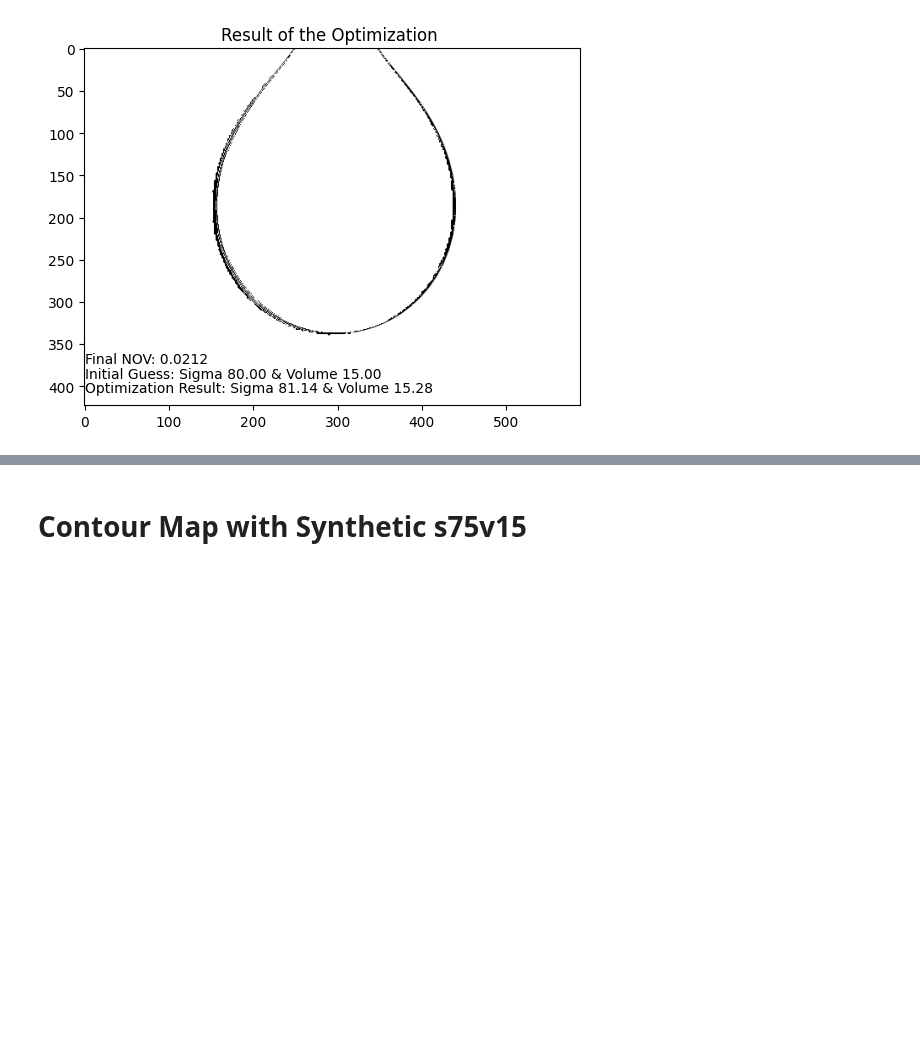
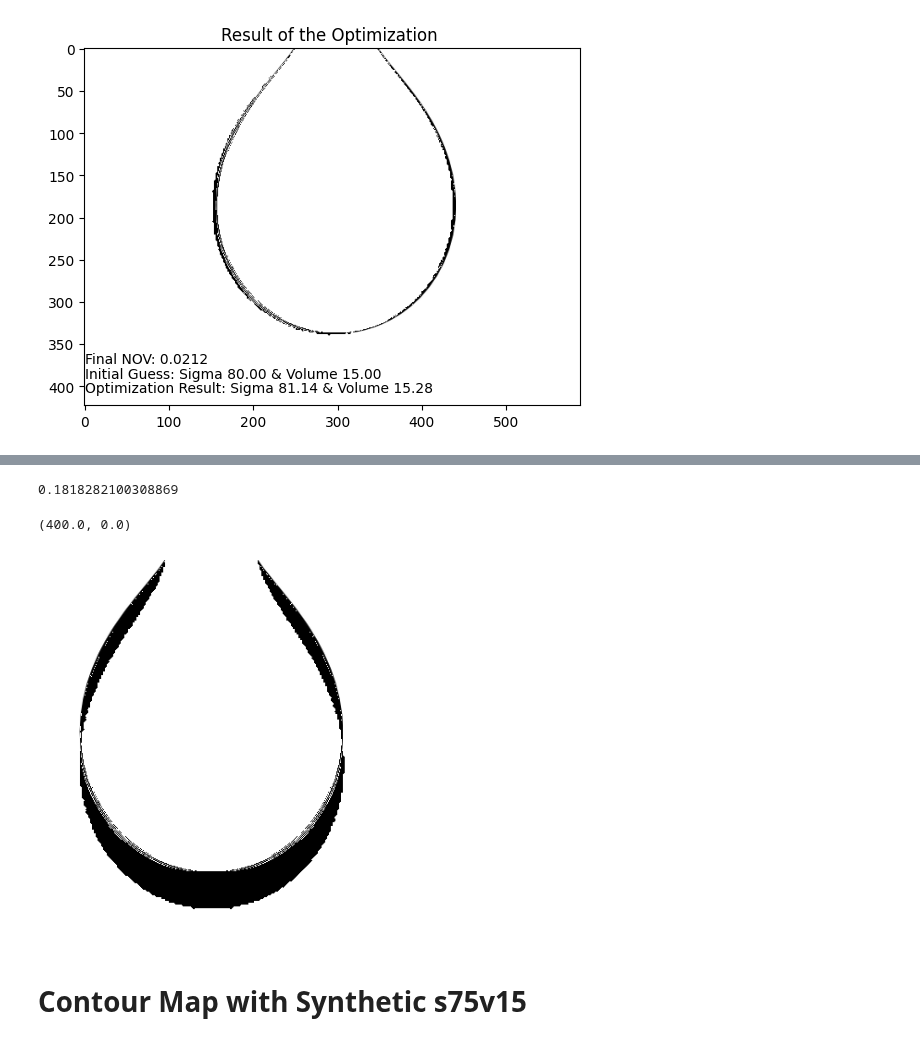
Before and after one commit to Lomolanisgo/Bayesian_PendantDrop_Tensiometry, a Jupyter notebook: optimization_NOV.ipynb, the cells around one changed output, grey strips where cells are left out. Saved outputs shown, nothing was run; the diff lists cells and outputs as text; code cells hidden in the pictures; blank space fills up the shorter version.

```diff
--- a/optimization_NOV.ipynb
+++ b/optimization_NOV.ipynb
@@ -248,3 +250,13 @@ plt.imshow(C,cmap='gray')
+# %%
+print(NOV)
+plt.imshow(C,cmap='gray')
+plt.axis('off')
+plt.xlim(250,600)
+plt.ylim(400,0)
+# %% [output]
+0.1818282100308869
+(400.0, 0.0)
+[figure, added]
 # %% [markdown]
 # Contour Map with Synthetic s75v15
 # %%
```
Also changed, not shown: parts of 5 cells of this notebook, 14 other files.
